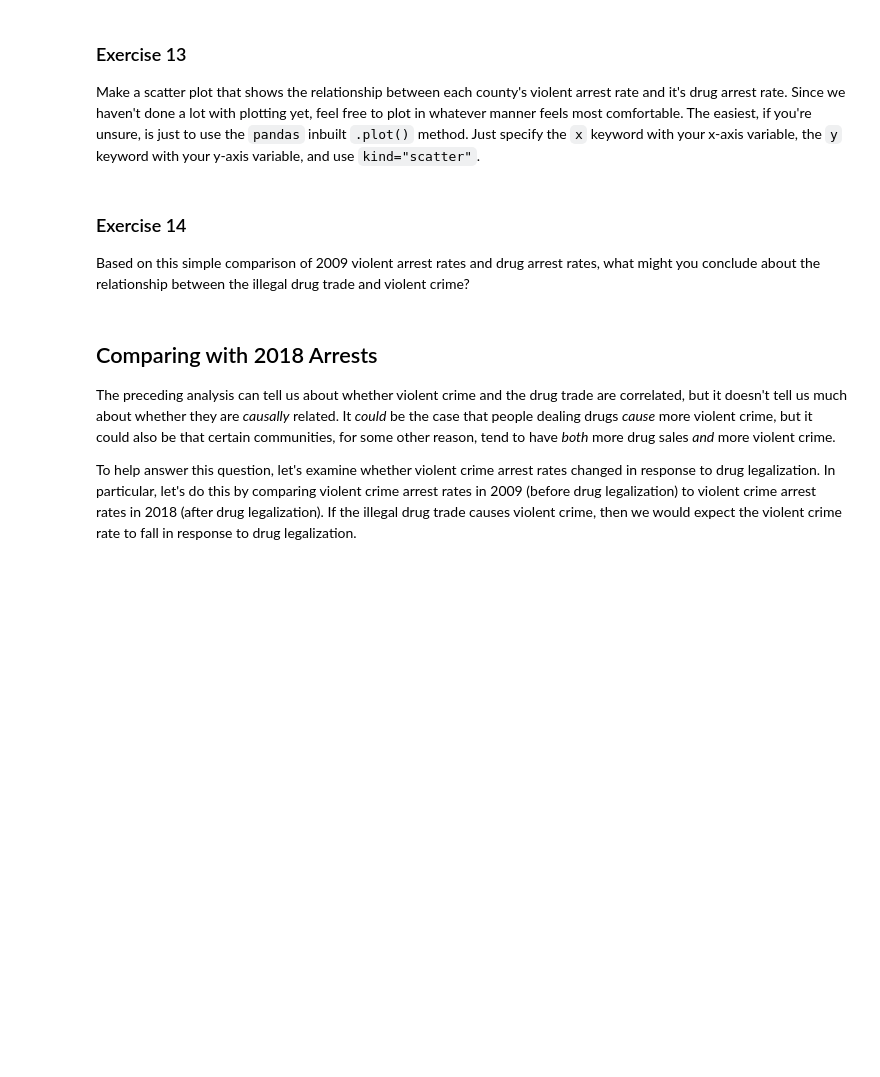
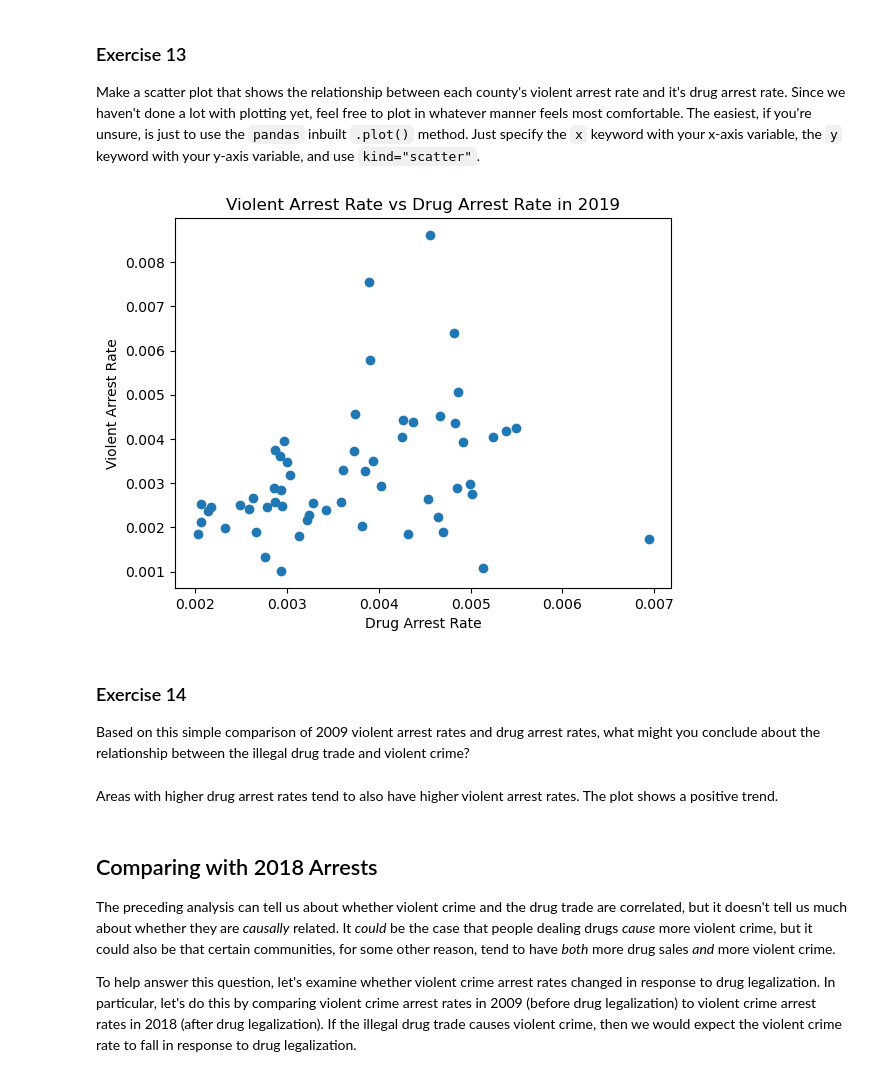
Before and after one commit to mbadu1/Oct9_Ex, a Jupyter notebook: exercise_merging.ipynb, the cells around one changed output. Saved outputs shown, nothing was run; the diff lists cells and outputs as text; code cells hidden in the pictures; blank space fills up the shorter version.

```diff
--- a/exercise_merging.ipynb
+++ b/exercise_merging.ipynb
@@ -198,0 +336,7 @@ To aid the autograder, please make sure to comment out any code that generates a
+# %%
+# To fix this, we want to filter the data population:
+pop_update = population[
+    (population["STATE"] == "California") & (population["YEAR"] == "2005-2009")
+]
+
+pop_update.head()
@@ -300,3 +464,10 @@ So to use `indicator` effectively, you have to:
 Now repeat your previous merge using *both* the `validate` keyword *and* the `indicator` keyword with `how='outer'`.
 
 How many observations successfully merged (were in both datasets)? Store the result in `results` under the key `"ex10_merged_successfully"`.
+# %%
+merge_update_outer = pd.merge(
+    as_arrests, pop_update, how="outer", on="COUNTY", indicator=True
+)
+
+merge_update_outer._merge.value_counts()
+merge_update_outer[merge_update_outer["_merge"] != "both"]
@@ -306,0 +505,12 @@ You *should* be able to get to the point that all counties in our arrest data me
+# %%
+merge_update_outer.loc[7] = merge_update_outer.loc[7].combine_first(
+    merge_update_outer.loc[8]
+)
+merge_update_outer.loc[15] = merge_update_outer.loc[15].combine_first(
+    merge_update_outer.loc[14]
+)
+new_data = merge_update_outer.drop(index=[8, 14])
+
+new_data = new_data.drop(columns=["_merge"])
+new_data.reset_index(drop=True)
+new_data
@@ -310,3 +540,10 @@ You *should* be able to get to the point that all counties in our arrest data me
 ### Exercise 12
 
 Now that we have arrest counts and population data, we can calculate arrest *rates*. For each county, create a new variable called `violent_arrest_rate_2009` that is the number of violent arrests for 2009 divided by the population of the county from 2005-2009, and a similar new variable called `drug_arrest_rate_2009` for drug arrests divided by population.
+# %%
+new_data["violent_arrest_rate_2009"] = (
+    new_data["VIOLENT"] / new_data["total_population"]
+)
+new_data["drug_arrest_rate_2009"] = new_data["F_DRUGOFF"] / new_data["total_population"]
+
+new_data
@@ -314,10 +569,25 @@ Now that we have arrest counts and population data, we can calculate arrest *rat
 ### Exercise 13
 
 Make a scatter plot that shows the relationship between each county's violent arrest rate and it's drug arrest rate. Since we haven't done a lot with plotting yet, feel free to plot in whatever manner feels most comfortable. The easiest, if you're unsure, is just to use the `pandas` inbuilt `.plot()` method. Just specify the `x` keyword with your x-axis variable, the `y` keyword with your y-axis variable, and use `kind="scatter"`.
+# %%
+fig, ax = plt.subplots()
+x = new_data["violent_arrest_rate_2009"]
+y = new_data["drug_arrest_rate_2009"]
+ax.scatter(x, y)
+ax.set(
+    title="Violent Arrest Rate vs Drug Arrest Rate in 2019",
+    ylabel="Violent Arrest Rate",
+    xlabel="Drug Arrest Rate",
+)
+plt.show()
+# %% [output]
+[figure, added]
 # %% [markdown]
 ### Exercise 14
 
 Based on this simple comparison of 2009 violent arrest rates and drug arrest rates, what might you conclude about the relationship between the illegal drug trade and violent crime?
+# %% [markdown]
+Areas with higher drug arrest rates tend to also have higher violent arrest rates. The plot shows a positive trend.
 # %% [markdown]
 ## Comparing with 2018 Arrests
 
```
Also changed, not shown: parts of 58 cells of this notebook.
